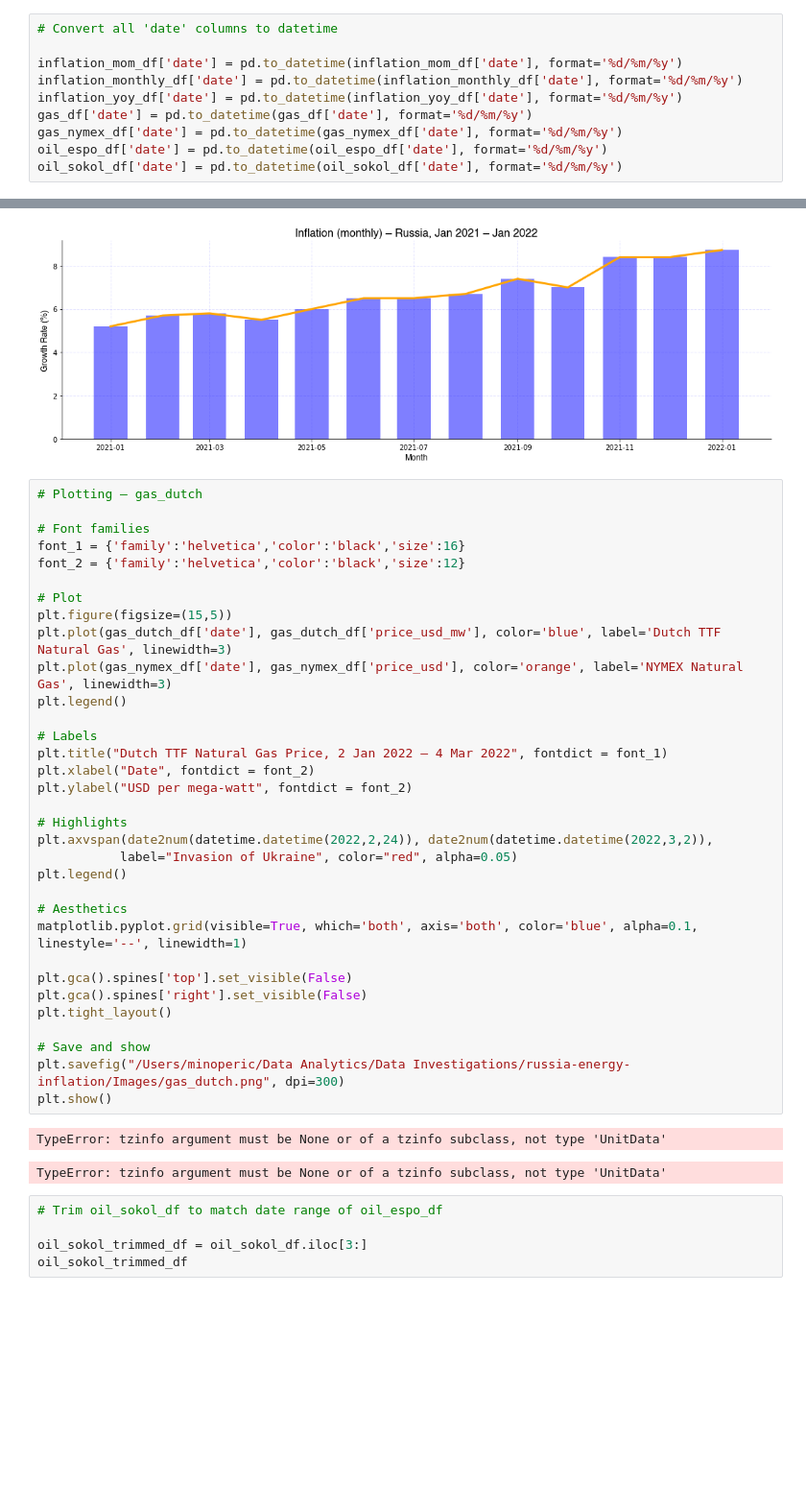
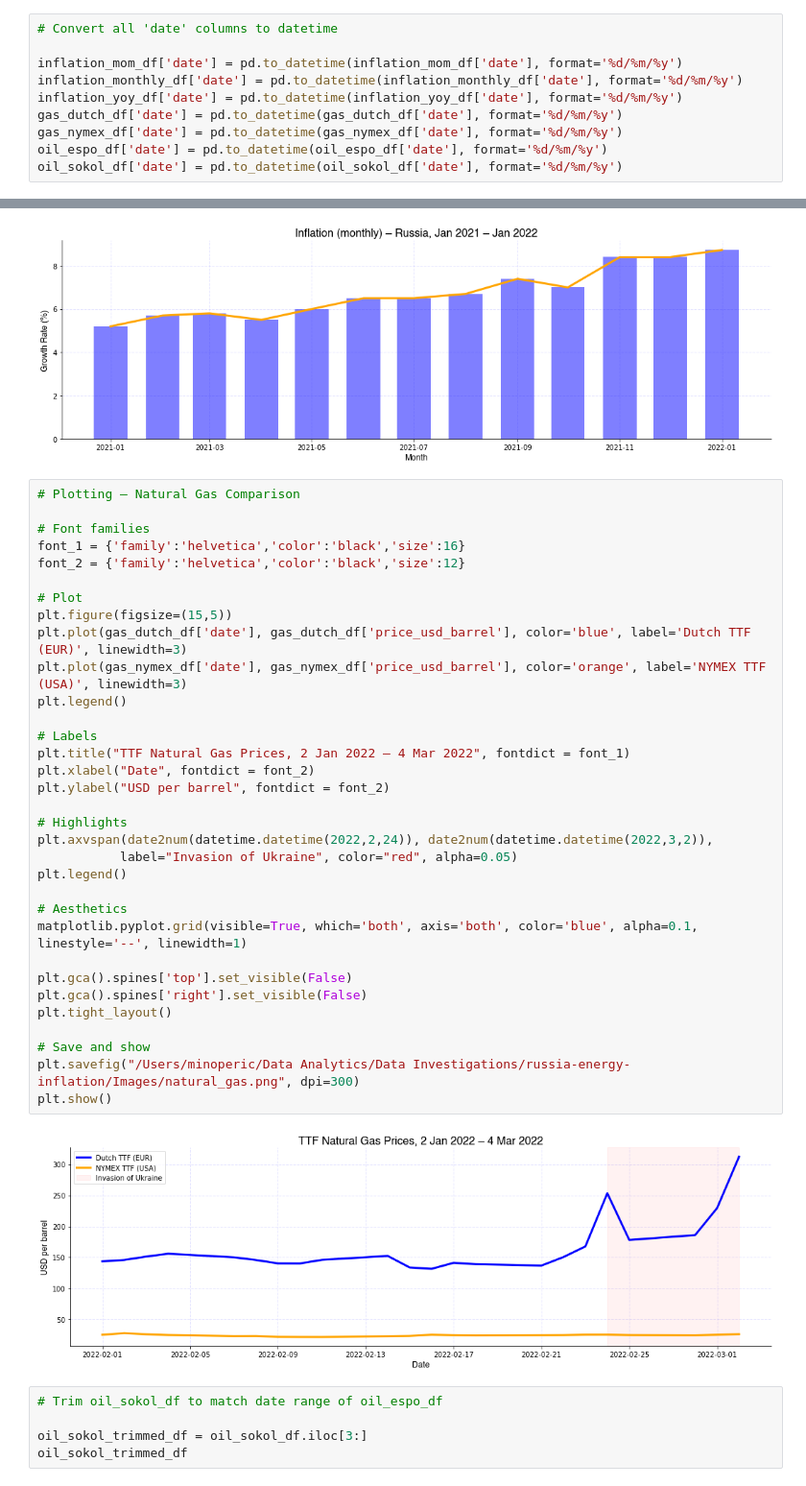
Before and after one commit to mnperic/russia-ukraine-indicators, a Jupyter notebook: russia_charts.ipynb, the cells around one changed output, grey strips where cells are left out. Shown: that part at 96% size. Saved outputs shown, nothing was run; the diff lists cells and outputs as text; blank space fills up the shorter version.

Commit message:
Update to images, worksheet

```diff
--- a/russia_charts.ipynb
+++ b/russia_charts.ipynb
@@ -105,7 +110,7 @@ oil_sokol_df.head()
 inflation_mom_df['date'] = pd.to_datetime(inflation_mom_df['date'], format='%d/%m/%y')
 inflation_monthly_df['date'] = pd.to_datetime(inflation_monthly_df['date'], format='%d/%m/%y')
 inflation_yoy_df['date'] = pd.to_datetime(inflation_yoy_df['date'], format='%d/%m/%y')
-gas_df['date'] = pd.to_datetime(gas_df['date'], format='%d/%m/%y')
+gas_dutch_df['date'] = pd.to_datetime(gas_dutch_df['date'], format='%d/%m/%y')
 gas_nymex_df['date'] = pd.to_datetime(gas_nymex_df['date'], format='%d/%m/%y')
 oil_espo_df['date'] = pd.to_datetime(oil_espo_df['date'], format='%d/%m/%y')
 oil_sokol_df['date'] = pd.to_datetime(oil_sokol_df['date'], format='%d/%m/%y')
@@ -201,41 +206,40 @@ plt.show()
 # %% [output]
 [figure]
 # %%
-# Plotting – gas_dutch
+# Plotting – Natural Gas Comparison
 
 # Font families
 font_1 = {'family':'helvetica','color':'black','size':16}
 font_2 = {'family':'helvetica','color':'black','size':12}
 
 # Plot
 plt.figure(figsize=(15,5))
-plt.plot(gas_dutch_df['date'], gas_dutch_df['price_usd_mw'], color='blue', label='Dutch TTF Natural Gas', linewidth=3)
-plt.plot(gas_nymex_df['date'], gas_nymex_df['price_usd'], color='orange', label='NYMEX Natural Gas', linewidth=3)
+plt.plot(gas_dutch_df['date'], gas_dutch_df['price_usd_barrel'], color='blue', label='Dutch TTF (EUR)', linewidth=3)
+plt.plot(gas_nymex_df['date'], gas_nymex_df['price_usd_barrel'], color='orange', label='NYMEX TTF (USA)', linewidth=3)
 plt.legend()
 
 # Labels
-plt.title("Dutch TTF Natural Gas Price, 2 Jan 2022 – 4 Mar 2022", fontdict = font_1)
+plt.title("TTF Natural Gas Prices, 2 Jan 2022 – 4 Mar 2022", fontdict = font_1)
 plt.xlabel("Date", fontdict = font_2)
-plt.ylabel("USD per mega-watt", fontdict = font_2)
+plt.ylabel("USD per barrel", fontdict = font_2)
 
 # Highlights
 plt.axvspan(date2num(datetime.datetime(2022,2,24)), date2num(datetime.datetime(2022,3,2)),
            label="Invasion of Ukraine", color="red", alpha=0.05)
 plt.legend()
 
 # Aesthetics
 matplotlib.pyplot.grid(visible=True, which='both', axis='both', color='blue', alpha=0.1, linestyle='--', linewidth=1)
 
 plt.gca().spines['top'].set_visible(False)
 plt.gca().spines['right'].set_visible(False)
 plt.tight_layout()
 
 # Save and show
-plt.savefig("/Users/minoperic/Data Analytics/Data Investigations/russia-energy-inflation/Images/gas_dutch.png", dpi=300)
+plt.savefig("/Users/minoperic/Data Analytics/Data Investigations/russia-energy-inflation/Images/natural_gas.png", dpi=300)
 plt.show()
 # %% [output]
-TypeError: tzinfo argument must be None or of a tzinfo subclass, not type 'UnitData'
-TypeError: tzinfo argument must be None or of a tzinfo subclass, not type 'UnitData'
+[figure, added]
 # %%
 # Trim oil_sokol_df to match date range of oil_espo_df
 
```
Also changed, not shown: parts of 6 cells of this notebook, 4 other files.
